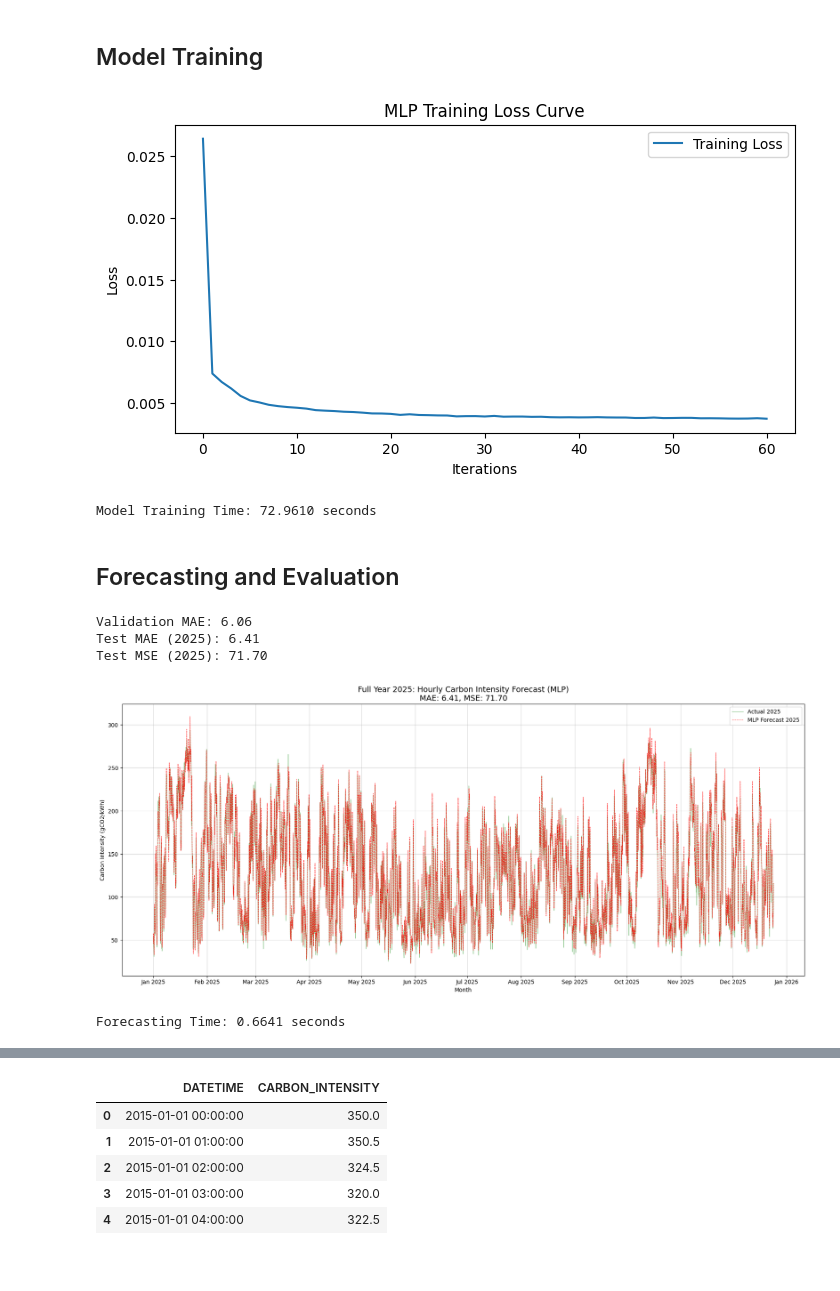
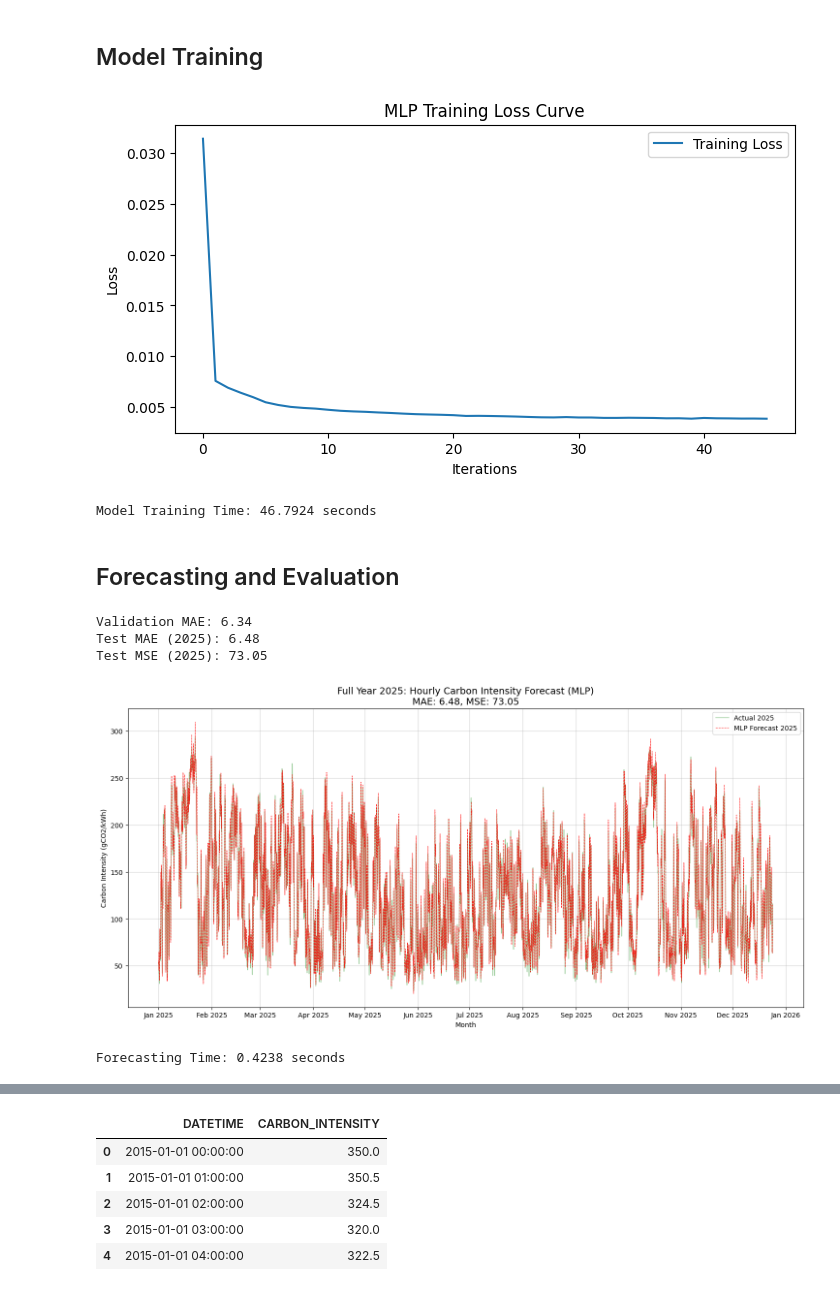
Before and after one commit to CalvoSeko/sustainable-computing-coursework-tianwei, a Jupyter notebook: code/optimization/full_MLP.ipynb, the cells around one changed output, grey strips where cells are left out. Drawn from its saved outputs; the diff is of its cells as text; code cells hidden in the pictures.

```diff
--- a/code/optimization/full_MLP.ipynb
+++ b/code/optimization/full_MLP.ipynb
@@ -176,6 +176,7 @@ mlp = MLPRegressor(
     hidden_layer_sizes=(100, 50),
     activation='relu',
     solver='adam',
+    batch_size = 256,
     max_iter=500,
     random_state=42,
     early_stopping=True,
@@ -195,8 +196,8 @@ plt.show()
 execution_times['Model Training'] = time.time() - start_time
 print(f"Model Training Time: {execution_times['Model Training']:.4f} seconds")
 # %% [output]
-[figure, old version]
+[figure, new version]
-Model Training Time: 72.9610 seconds
+Model Training Time: 46.7924 seconds
 # %% [markdown]
 ## Forecasting and Evaluation ##
 # %%
@@ -209,40 +210,38 @@ test_pred_scaled = mlp.predict(X_test_scaled)
 test_pred = scaler_y.inverse_transform(test_pred_scaled.reshape(-1, 1)).flatten()
 
 val_mae = mean_absolute_error(y_val, val_pred)
 test_mae = mean_absolute_error(y_test, test_pred)
 test_mse = mean_squared_error(y_test, test_pred)
 
 print(f"Validation MAE: {val_mae:.2f}")
 print(f"Test MAE (2025): {test_mae:.2f}")
 print(f"Test MSE (2025): {test_mse:.2f}")
 
 plt.figure(figsize=(18, 8))
 
 plt.plot(test_data['DATETIME'], y_test, label='Actual 2025', color='green', alpha=0.4, linewidth=1)
 
 plt.plot(test_data['DATETIME'], test_pred, label='MLP Forecast 2025', color='red', alpha=0.8, linestyle='--', linewidth=0.8)
 
 plt.gca().xaxis.set_major_locator(mdates.MonthLocator())
 plt.gca().xaxis.set_major_formatter(mdates.DateFormatter('%b %Y'))
 
 plt.title(f'Full Year 2025: Hourly Carbon Intensity Forecast (MLP)\nMAE: {test_mae:.2f}, MSE: {test_mse:.2f}', fontsize=14)
 plt.xlabel('Month')
 plt.ylabel('Carbon Intensity (gCO2/kWh)')
 plt.legend(loc='upper right')
 plt.grid(True, which='major', linestyle='-', alpha=0.5)
 
-# Tighten layout and save
-plt.tight_layout()
 plt.show()
 
 execution_times['Forecasting'] = time.time() - start_time
 print(f"Forecasting Time: {execution_times['Forecasting']:.4f} seconds")
 # %% [output]
-Validation MAE: 6.06
-Test MAE (2025): 6.41
-Test MSE (2025): 71.70
+Validation MAE: 6.34
+Test MAE (2025): 6.48
+Test MSE (2025): 73.05
-[figure, old version]
+[figure, new version]
-Forecasting Time: 0.6641 seconds
+Forecasting Time: 0.4238 seconds
 # %%
 print("EXECUTION TIME SUMMARY")
 total_time = 0
```
Also changed, not shown: parts of 8 cells of this notebook, 2 other files.
